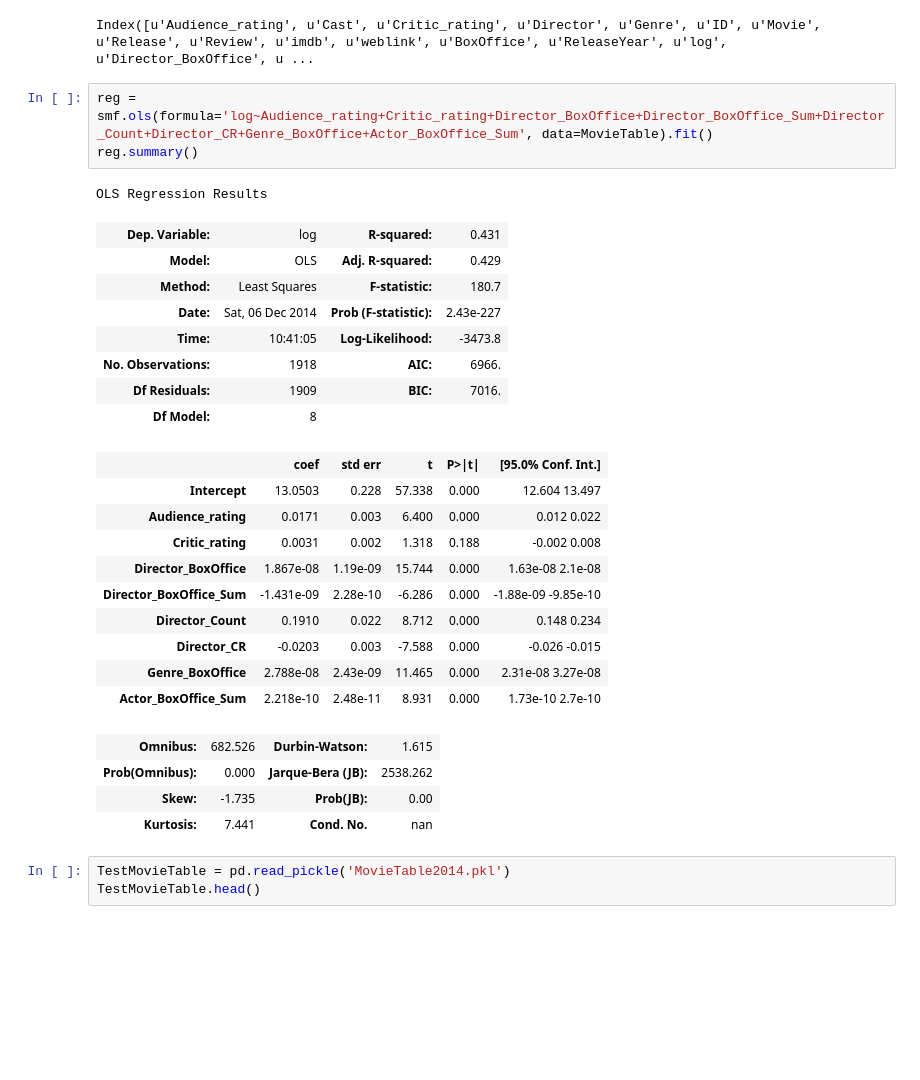
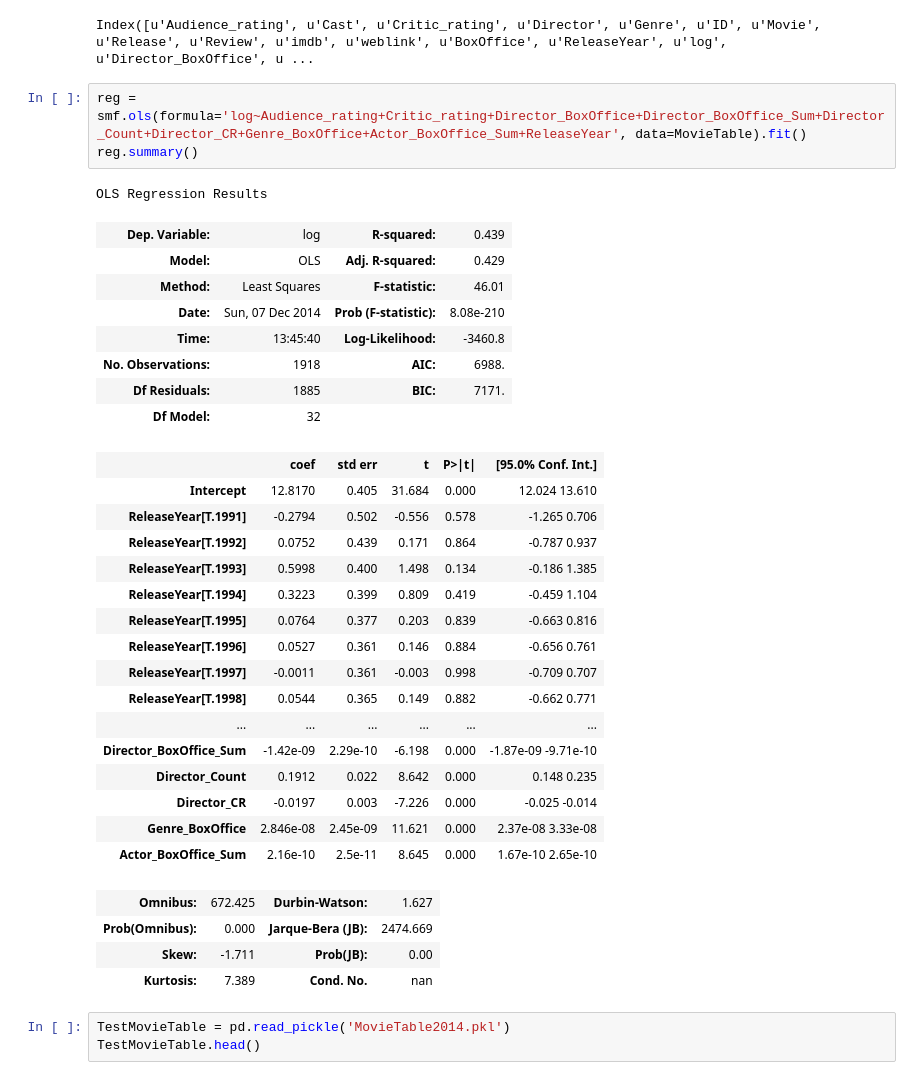
Before and after one commit to lantian2012/DataScience, a Jupyter notebook: Regression.ipynb, the cells around one changed output. Cells and saved outputs as stored; diff of their text form; blank space fills up the shorter version.

Commit message:
add year to regression

```diff
--- a/Regression.ipynb
+++ b/Regression.ipynb
@@ -152,32 +152,38 @@ MovieTable.columns
 # %% [output]
 Index([u'Audience_rating', u'Cast', u'Critic_rating', u'Director', u'Genre', u'ID', u'Movie', u'Release', u'Review', u'imdb', u'weblink', u'BoxOffice', u'ReleaseYear', u'log', u'Director_BoxOffice', u ...
 # %%
-reg = smf.ols(formula='log~Audience_rating+Critic_rating+Director_BoxOffice+Director_BoxOffice_Sum+Director_Count+Director_CR+Genre_BoxOffice+Actor_BoxOffice_Sum', data=MovieTable).fit()
+reg = smf.ols(formula='log~Audience_rating+Critic_rating+Director_BoxOffice+Director_BoxOffice_Sum+Director_Count+Director_CR+Genre_BoxOffice+Actor_BoxOffice_Sum+ReleaseYear', data=MovieTable).fit()
 reg.summary()
 # %% [output]
 OLS Regression Results
-| Dep. Variable: | log | R-squared: | 0.431 |
+| Dep. Variable: | log | R-squared: | 0.439 |
 | Model: | OLS | Adj. R-squared: | 0.429 |
-| Method: | Least Squares | F-statistic: | 180.7 |
-| Date: | Sat, 06 Dec 2014 | Prob (F-statistic): | 2.43e-227 |
-| Time: | 10:41:05 | Log-Likelihood: | -3473.8 |
-| No. Observations: | 1918 | AIC: | 6966. |
-| Df Residuals: | 1909 | BIC: | 7016. |
-| Df Model: | 8 |  |  |
+| Method: | Least Squares | F-statistic: | 46.01 |
+| Date: | Sun, 07 Dec 2014 | Prob (F-statistic): | 8.08e-210 |
+| Time: | 13:45:40 | Log-Likelihood: | -3460.8 |
+| No. Observations: | 1918 | AIC: | 6988. |
+| Df Residuals: | 1885 | BIC: | 7171. |
+| Df Model: | 32 |  |  |
 |  | coef | std err | t | P>|t| | [95.0% Conf. Int.] |
-| Intercept | 13.0503 | 0.228 | 57.338 | 0.000 | 12.604 13.497 |
-| Audience_rating | 0.0171 | 0.003 | 6.400 | 0.000 | 0.012 0.022 |
-| Critic_rating | 0.0031 | 0.002 | 1.318 | 0.188 | -0.002 0.008 |
-| Director_BoxOffice | 1.867e-08 | 1.19e-09 | 15.744 | 0.000 | 1.63e-08 2.1e-08 |
-| Director_BoxOffice_Sum | -1.431e-09 | 2.28e-10 | -6.286 | 0.000 | -1.88e-09 -9.85e-10 |
-| Director_Count | 0.1910 | 0.022 | 8.712 | 0.000 | 0.148 0.234 |
-| Director_CR | -0.0203 | 0.003 | -7.588 | 0.000 | -0.026 -0.015 |
-| Genre_BoxOffice | 2.788e-08 | 2.43e-09 | 11.465 | 0.000 | 2.31e-08 3.27e-08 |
-| Actor_BoxOffice_Sum | 2.218e-10 | 2.48e-11 | 8.931 | 0.000 | 1.73e-10 2.7e-10 |
+| Intercept | 12.8170 | 0.405 | 31.684 | 0.000 | 12.024 13.610 |
+| ReleaseYear[T.1991] | -0.2794 | 0.502 | -0.556 | 0.578 | -1.265 0.706 |
+| ReleaseYear[T.1992] | 0.0752 | 0.439 | 0.171 | 0.864 | -0.787 0.937 |
+| ReleaseYear[T.1993] | 0.5998 | 0.400 | 1.498 | 0.134 | -0.186 1.385 |
+| ReleaseYear[T.1994] | 0.3223 | 0.399 | 0.809 | 0.419 | -0.459 1.104 |
+| ReleaseYear[T.1995] | 0.0764 | 0.377 | 0.203 | 0.839 | -0.663 0.816 |
+| ReleaseYear[T.1996] | 0.0527 | 0.361 | 0.146 | 0.884 | -0.656 0.761 |
+| ReleaseYear[T.1997] | -0.0011 | 0.361 | -0.003 | 0.998 | -0.709 0.707 |
+| ReleaseYear[T.1998] | 0.0544 | 0.365 | 0.149 | 0.882 | -0.662 0.771 |
+| ... | ... | ... | ... | ... | ... |
+| Director_BoxOffice_Sum | -1.42e-09 | 2.29e-10 | -6.198 | 0.000 | -1.87e-09 -9.71e-10 |
+| Director_Count | 0.1912 | 0.022 | 8.642 | 0.000 | 0.148 0.235 |
+| Director_CR | -0.0197 | 0.003 | -7.226 | 0.000 | -0.025 -0.014 |
+| Genre_BoxOffice | 2.846e-08 | 2.45e-09 | 11.621 | 0.000 | 2.37e-08 3.33e-08 |
+| Actor_BoxOffice_Sum | 2.16e-10 | 2.5e-11 | 8.645 | 0.000 | 1.67e-10 2.65e-10 |
-| Omnibus: | 682.526 | Durbin-Watson: | 1.615 |
-| Prob(Omnibus): | 0.000 | Jarque-Bera (JB): | 2538.262 |
-| Skew: | -1.735 | Prob(JB): | 0.00 |
-| Kurtosis: | 7.441 | Cond. No. | nan |
+| Omnibus: | 672.425 | Durbin-Watson: | 1.627 |
+| Prob(Omnibus): | 0.000 | Jarque-Bera (JB): | 2474.669 |
+| Skew: | -1.711 | Prob(JB): | 0.00 |
+| Kurtosis: | 7.389 | Cond. No. | nan |
 # %%
 TestMovieTable = pd.read_pickle('MovieTable2014.pkl')
 TestMovieTable.head()
```
Also changed, not shown: parts of 4 cells of this notebook.
